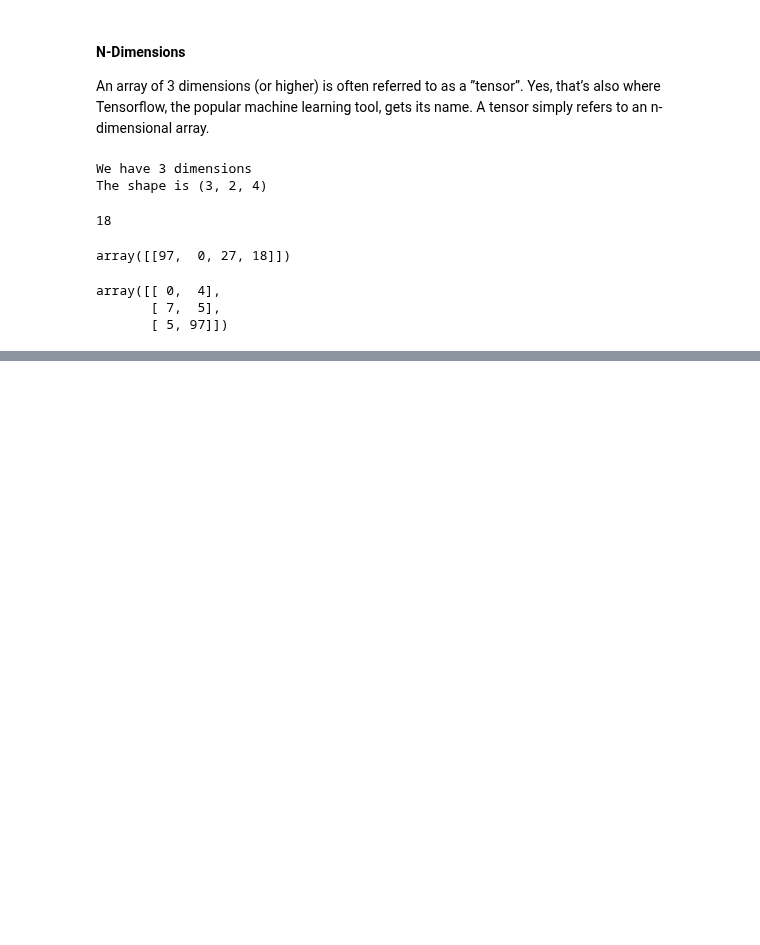
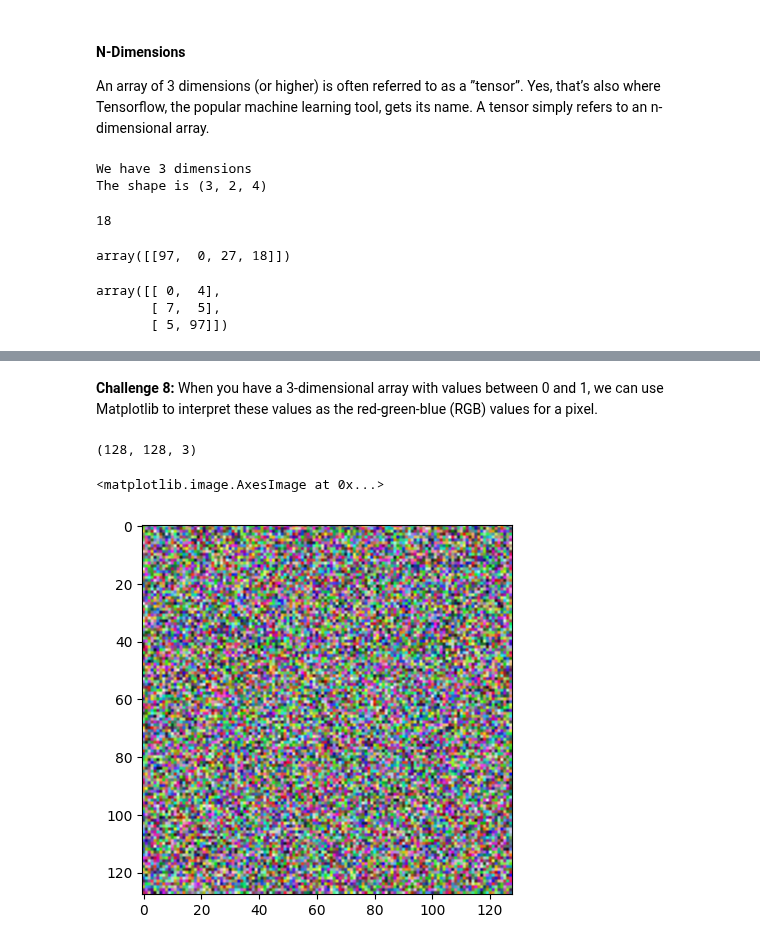
Before and after one commit to masonk16/100_days_of_code_projects, a Jupyter notebook: Data_Exploration/Computation-with-NumPy/Computation-with-NumPy.ipynb, the cells around one changed output, grey strips where cells are left out. Cells and saved outputs as stored; diff of their text form; code cells hidden in the pictures; blank space fills up the shorter version.

```diff
--- a/Data_Exploration/Computation-with-NumPy/Computation-with-NumPy.ipynb
+++ b/Data_Exploration/Computation-with-NumPy/Computation-with-NumPy.ipynb
@@ -107,0 +216,10 @@ array([[ 0,  4],
+# %% [markdown]
+**Challenge 8:** When you have a 3-dimensional array with values between 0 and 1, we can use Matplotlib to interpret these values as the red-green-blue (RGB) values for a pixel.
+# %%
+noise = np.random.random((128,128,3))
+print(noise.shape)
+plt.imshow(noise)
+# %% [output]
+(128, 128, 3)
+<matplotlib.image.AxesImage at 0x...>
+[figure, added]
```
Also changed, not shown: parts of 20 cells of this notebook.
